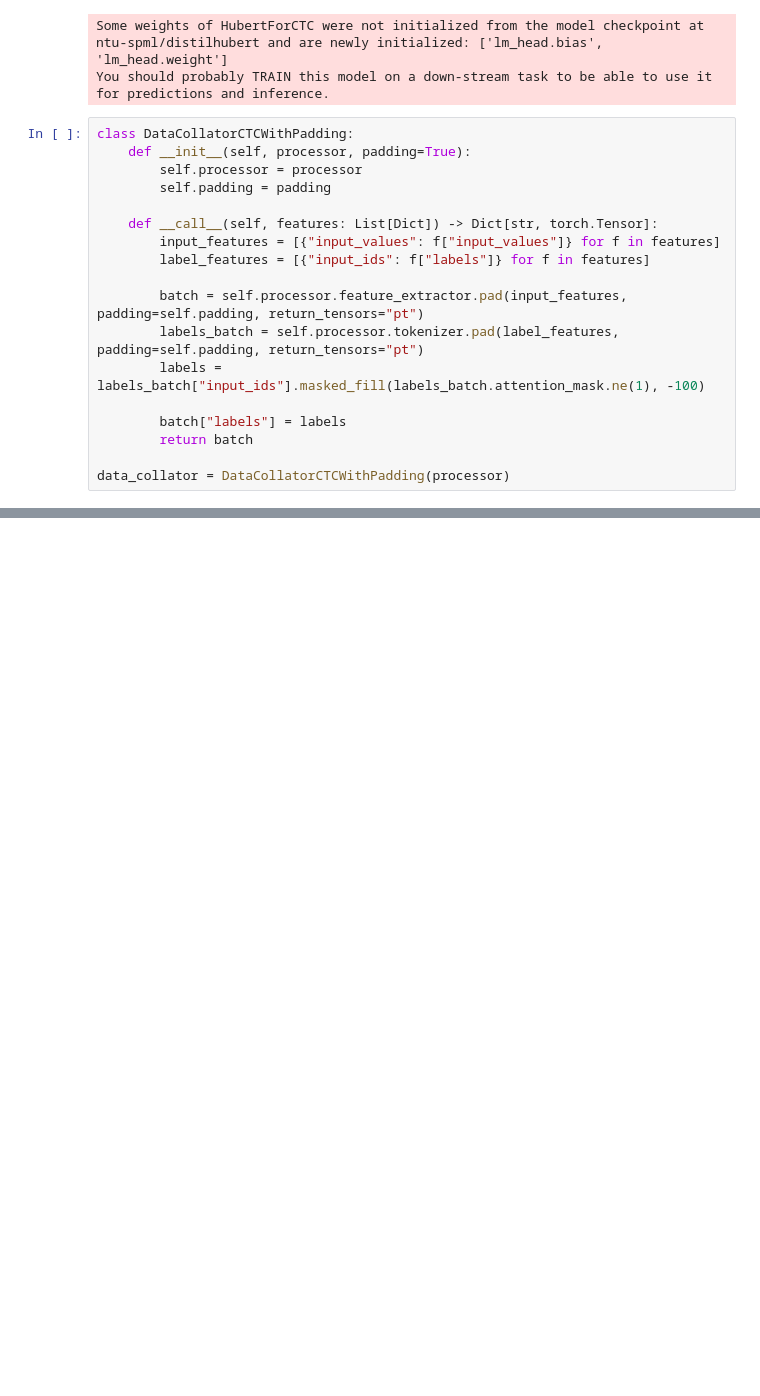
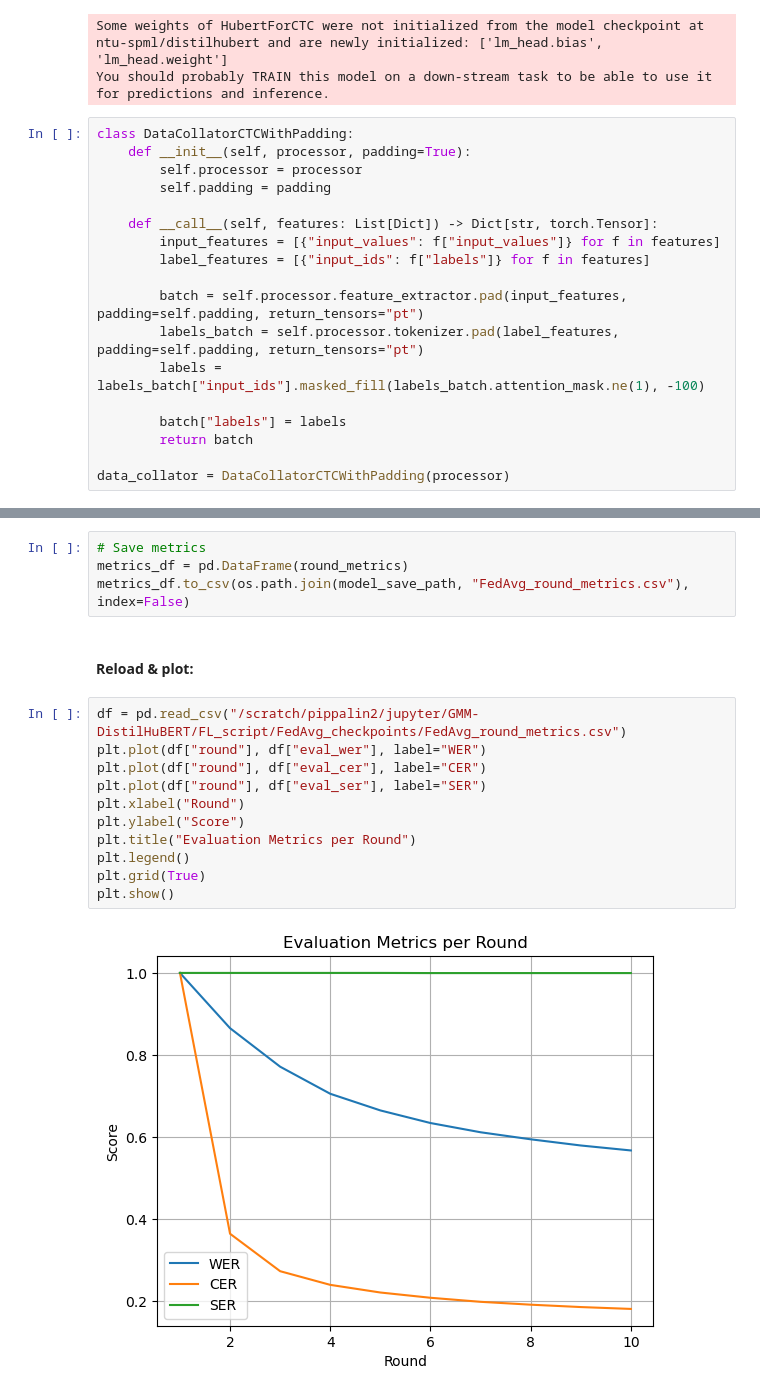
Before and after one commit to pippahtlin/GMM-DistilHuBERT, a Jupyter notebook: FL_script/Federated_ASR.ipynb, the cells around one changed output, grey strips where cells are left out. Cells and saved outputs as stored; diff of their text form; blank space fills up the shorter version.

```diff
--- a/FL_script/Federated_ASR.ipynb
+++ b/FL_script/Federated_ASR.ipynb
@@ -317,0 +325,19 @@ plt.show()
+# %%
+# Save metrics
+metrics_df = pd.DataFrame(round_metrics)
+metrics_df.to_csv(os.path.join(model_save_path, "FedAvg_round_metrics.csv"), index=False)
+# %% [markdown]
+#### Reload & plot:
+# %%
+df = pd.read_csv("/scratch/pippalin2/jupyter/GMM-DistilHuBERT/FL_script/FedAvg_checkpoints/FedAvg_round_metrics.csv")
+plt.plot(df["round"], df["eval_wer"], label="WER")
+plt.plot(df["round"], df["eval_cer"], label="CER")
+plt.plot(df["round"], df["eval_ser"], label="SER")
+plt.xlabel("Round")
+plt.ylabel("Score")
+plt.title("Evaluation Metrics per Round")
+plt.legend()
+plt.grid(True)
+plt.show()
+# %% [output]
+[figure, added]
```
Also changed, not shown: parts of 12 cells of this notebook, 1 other file.
